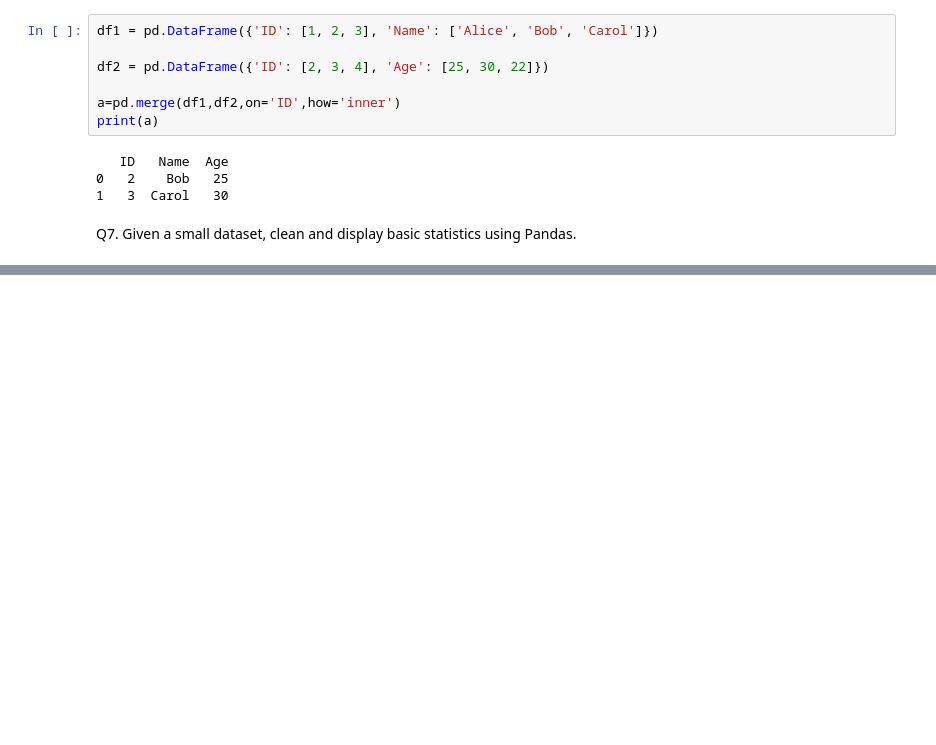
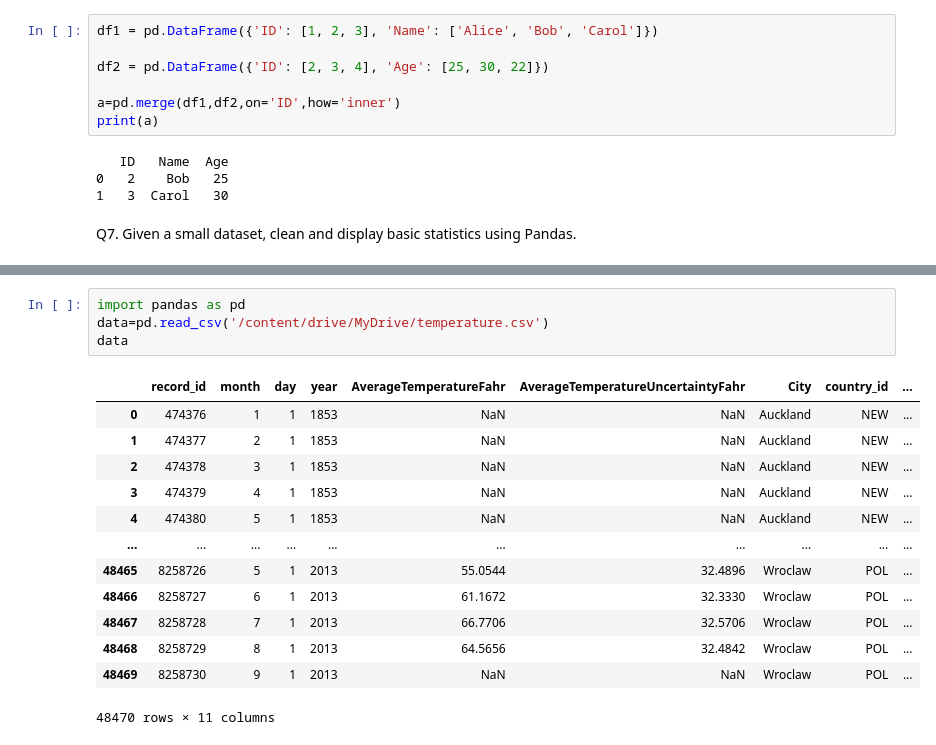
Before and after one commit to tarun1208/BasicML, a Jupyter notebook: Pandas_Assignment.ipynb, the cells around one changed output, grey strips where cells are left out. Drawn from its saved outputs; the diff is of its cells as text; blank space fills up the shorter version.

```diff
--- a/Pandas_Assignment.ipynb
+++ b/Pandas_Assignment.ipynb
@@ -211,0 +319,18 @@ Q7. Given a small dataset, clean and display basic statistics using Pandas.
+# %%
+import pandas as pd
+data=pd.read_csv('/content/drive/MyDrive/temperature.csv')
+data
+# %% [output]
+|  | record_id | month | day | year | AverageTemperatureFahr | AverageTemperatureUncertaintyFahr | City | country_id | ... |
+| 0 | 474376 | 1 | 1 | 1853 | NaN | NaN | Auckland | NEW | ... |
+| 1 | 474377 | 2 | 1 | 1853 | NaN | NaN | Auckland | NEW | ... |
+| 2 | 474378 | 3 | 1 | 1853 | NaN | NaN | Auckland | NEW | ... |
+| 3 | 474379 | 4 | 1 | 1853 | NaN | NaN | Auckland | NEW | ... |
+| 4 | 474380 | 5 | 1 | 1853 | NaN | NaN | Auckland | NEW | ... |
+| ... | ... | ... | ... | ... | ... | ... | ... | ... | ... |
+| 48465 | 8258726 | 5 | 1 | 2013 | 55.0544 | 32.4896 | Wroclaw | POL | ... |
+| 48466 | 8258727 | 6 | 1 | 2013 | 61.1672 | 32.3330 | Wroclaw | POL | ... |
+| 48467 | 8258728 | 7 | 1 | 2013 | 66.7706 | 32.5706 | Wroclaw | POL | ... |
+| 48468 | 8258729 | 8 | 1 | 2013 | 64.5656 | 32.4842 | Wroclaw | POL | ... |
+| 48469 | 8258730 | 9 | 1 | 2013 | NaN | NaN | Wroclaw | POL | ... |
+48470 rows × 11 columns
```
Also changed, not shown: parts of 7 cells of this notebook.
